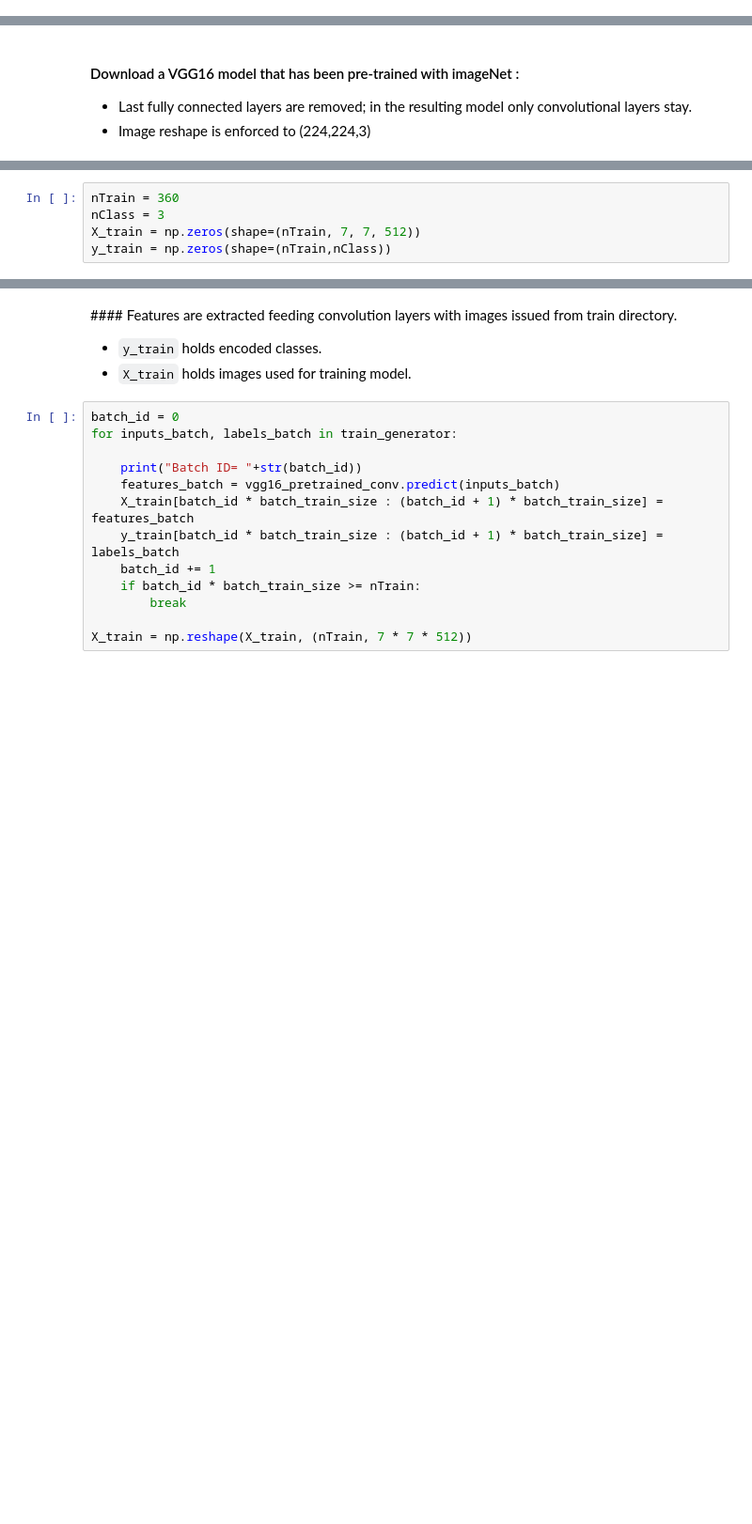
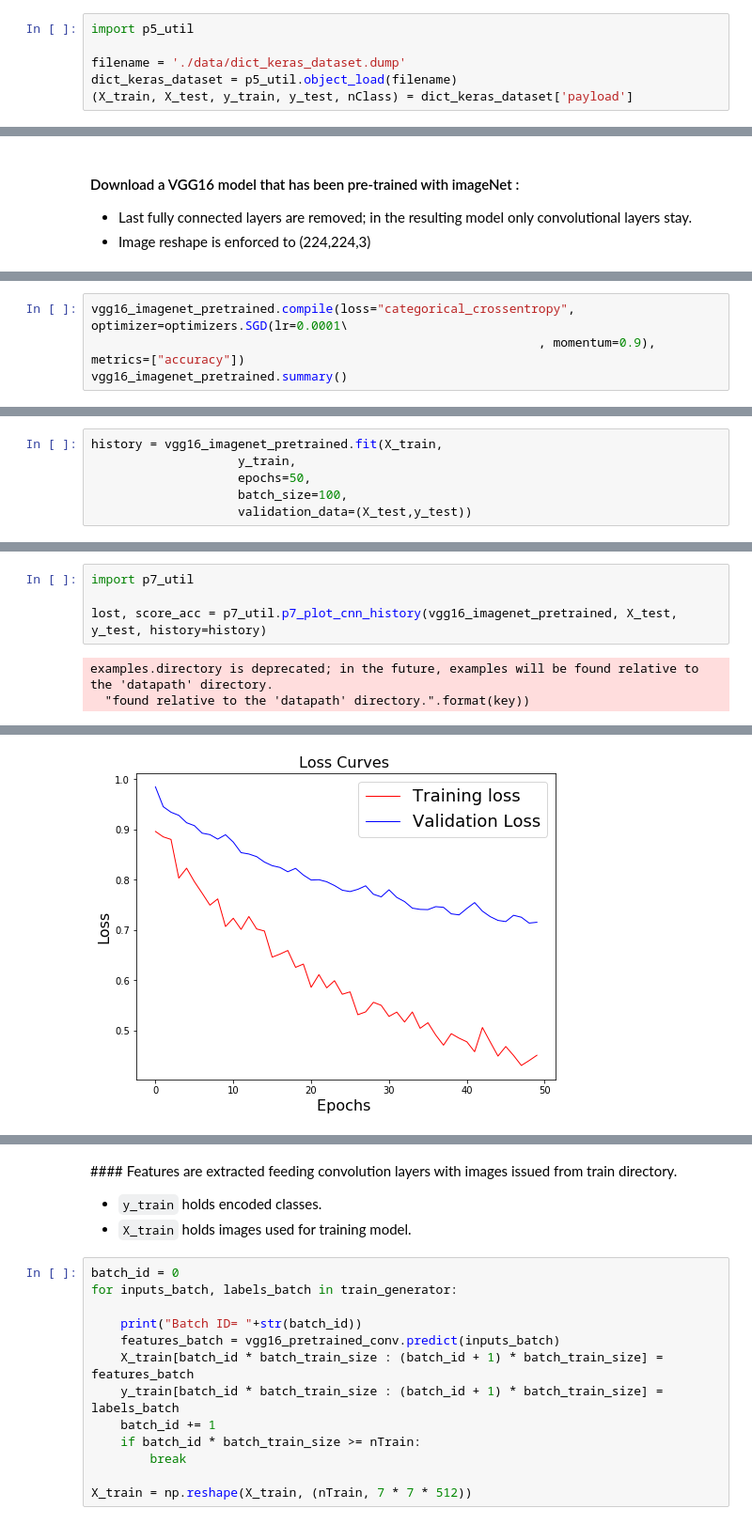
Before and after one commit to dataforcast/OC_Datascientist, a Jupyter notebook: P7/P7_Keras_Pretrained.ipynb, the cells around one changed output, grey strips where cells are left out. Shown at 94% size. Saved outputs shown, nothing was run; the diff lists cells and outputs as text; blank space fills up the shorter version.

```diff
--- a/P7/P7_Keras_Pretrained.ipynb
+++ b/P7/P7_Keras_Pretrained.ipynb
@@ -348,0 +353,6 @@ Transfer learning seems to be a proper strategy to achieve classification over a
+# %%
+import p5_util
+
+filename = './data/dict_keras_dataset.dump'
+dict_keras_dataset = p5_util.object_load(filename)
+(X_train, X_test, y_train, y_test, nClass) = dict_keras_dataset['payload']
@@ -380,5 +395,0 @@ train_generator = datagen.flow_from_directory(
-# %%
-nTrain = 360
-nClass = 3
-X_train = np.zeros(shape=(nTrain, 7, 7, 512))
-y_train = np.zeros(shape=(nTrain,nClass))
@@ -384,0 +488,4 @@ y_train = np.zeros(shape=(nTrain,nClass))
+# %%
+vgg16_imagenet_pretrained.compile(loss="categorical_crossentropy", optimizer=optimizers.SGD(lr=0.0001\
+                                                             , momentum=0.9), metrics=["accuracy"])
+vgg16_imagenet_pretrained.summary()
@@ -384,0 +512,6 @@ y_train = np.zeros(shape=(nTrain,nClass))
+# %%
+history = vgg16_imagenet_pretrained.fit(X_train,
+                    y_train,
+                    epochs=50,
+                    batch_size=100,
+                    validation_data=(X_test,y_test))
@@ -384,0 +536,7 @@ y_train = np.zeros(shape=(nTrain,nClass))
+# %%
+import p7_util
+
+lost, score_acc = p7_util.p7_plot_cnn_history(vgg16_imagenet_pretrained, X_test, y_test, history=history)
+# %% [output]
+examples.directory is deprecated; in the future, examples will be found relative to the 'datapath' directory.
+  "found relative to the 'datapath' directory.".format(key))
@@ -384,0 +545 @@ y_train = np.zeros(shape=(nTrain,nClass))
+[figure, added]
```
Also changed, not shown: parts of 26 cells of this notebook, 4 other files.
